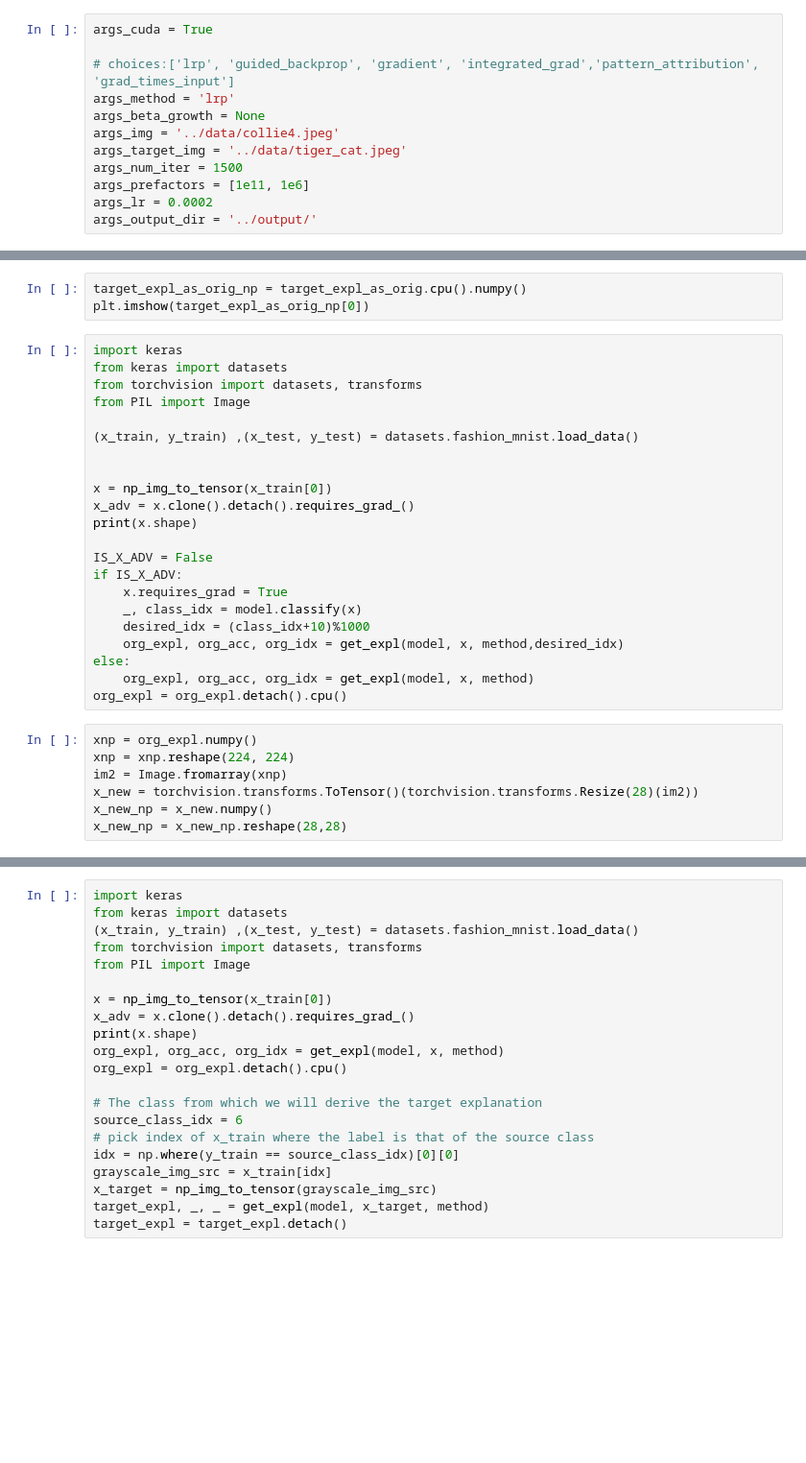
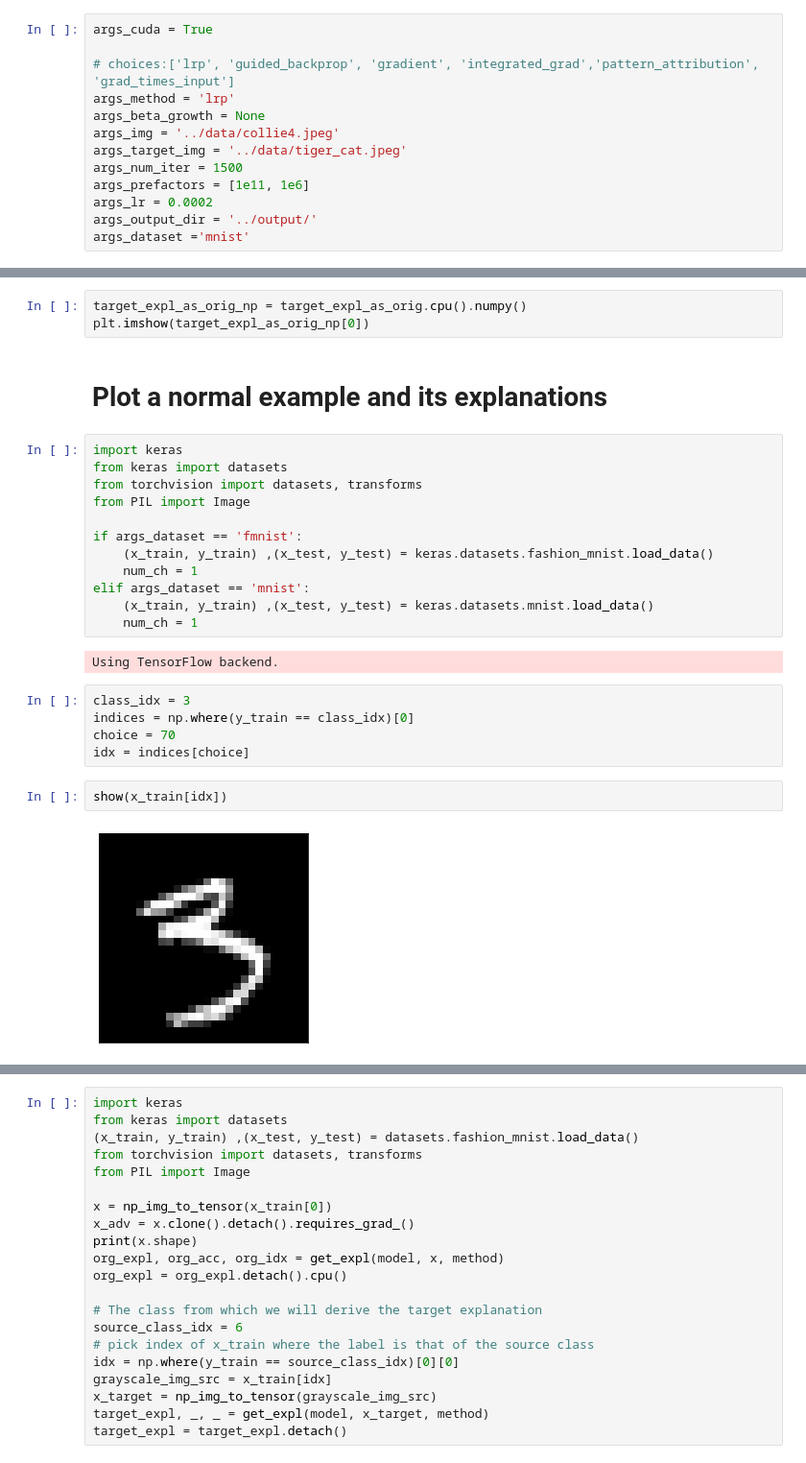
Before and after one commit to irajvardhan/explanations_can_be_manipulated, a Jupyter notebook: src/generate_explanations.ipynb, the cells around one changed output, grey strips where cells are left out. Shown: that part at 96% size. Cells and saved outputs as stored; diff of their text form; blank space fills up the shorter version.

```diff
--- a/src/generate_explanations.ipynb
+++ b/src/generate_explanations.ipynb
@@ -43,3 +59,4 @@ args_num_iter = 1500
 args_prefactors = [1e11, 1e6]
 args_lr = 0.0002
 args_output_dir = '../output/'
+args_dataset ='mnist'
@@ -104,32 +133,28 @@ plt.imshow(target_expl_np[0])
 # %%
 target_expl_as_orig_np = target_expl_as_orig.cpu().numpy()
 plt.imshow(target_expl_as_orig_np[0])
-# %%
-import keras
-from keras import datasets
-from torchvision import datasets, transforms
-from PIL import Image
-
-(x_train, y_train) ,(x_test, y_test) = datasets.fashion_mnist.load_data()
-
-
-x = np_img_to_tensor(x_train[0])
-x_adv = x.clone().detach().requires_grad_()
-print(x.shape)
-
-IS_X_ADV = False
-if IS_X_ADV:
-    x.requires_grad = True
-    _, class_idx = model.classify(x)
-    desired_idx = (class_idx+10)%1000
-    org_expl, org_acc, org_idx = get_expl(model, x, method,desired_idx)
-else:
-    org_expl, org_acc, org_idx = get_expl(model, x, method)
-org_expl = org_expl.detach().cpu()
-# %%
-xnp = org_expl.numpy()
-xnp = xnp.reshape(224, 224)
-im2 = Image.fromarray(xnp)
-x_new = torchvision.transforms.ToTensor()(torchvision.transforms.Resize(28)(im2))
-x_new_np = x_new.numpy()
-x_new_np = x_new_np.reshape(28,28)
+# %% [markdown]
+# Plot a normal example and its explanations
+# %%
+import keras
+from keras import datasets
+from torchvision import datasets, transforms
+from PIL import Image
+
+if args_dataset == 'fmnist':
+    (x_train, y_train) ,(x_test, y_test) = keras.datasets.fashion_mnist.load_data()
+    num_ch = 1
+elif args_dataset == 'mnist':
+    (x_train, y_train) ,(x_test, y_test) = keras.datasets.mnist.load_data()
+    num_ch = 1
+# %% [output]
+Using TensorFlow backend.
+# %%
+class_idx = 3
+indices = np.where(y_train == class_idx)[0]
+choice = 70
+idx = indices[choice]
+# %%
+show(x_train[idx])
+# %% [output]
+[figure, added]
```
Also changed, not shown: parts of 26 cells of this notebook, 4 other files.
